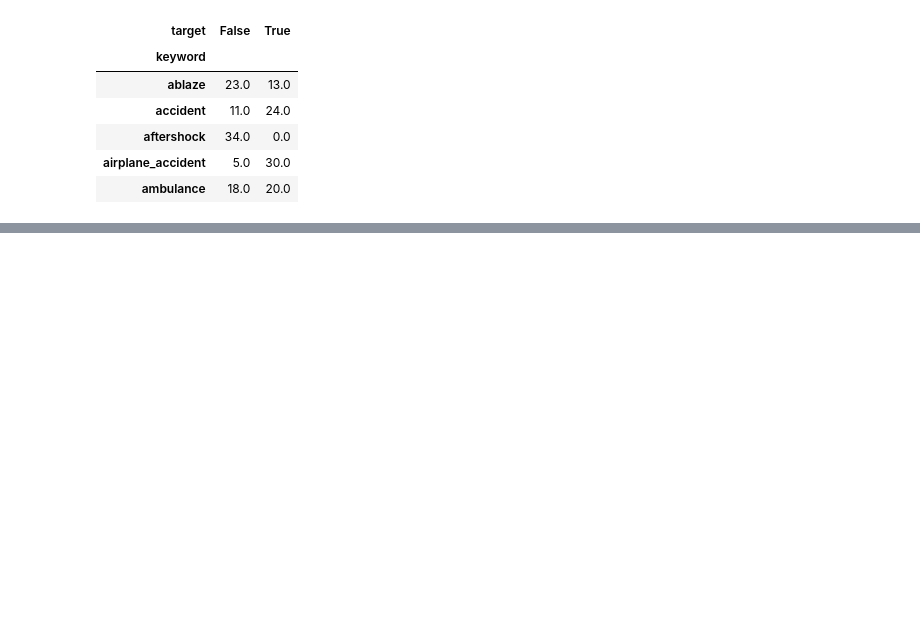
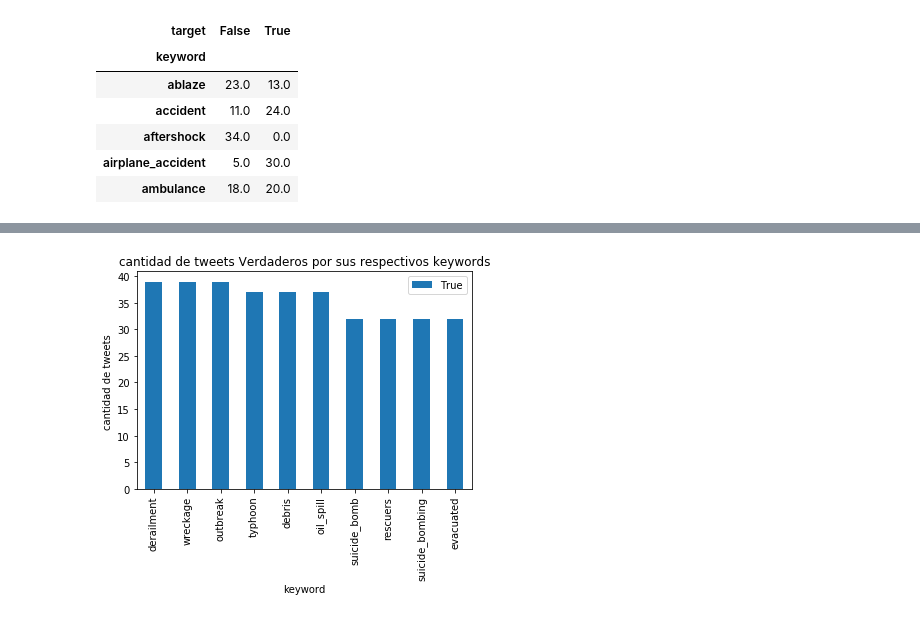
Before and after one commit to ZoraidaF/Cuarendata, a Jupyter notebook: Tp1_20_Sher.ipynb, the cells around one changed output, grey strips where cells are left out. Saved outputs shown, nothing was run; the diff lists cells and outputs as text; code cells hidden in the pictures; blank space fills up the shorter version.

```diff
--- a/Tp1_20_Sher.ipynb
+++ b/Tp1_20_Sher.ipynb
@@ -345,0 +296,4 @@ text
+# %%
+topten_Keyword_verdaderos=tabla_keyword.sort_values(by='True',ascending=False)
+topten_Keyword_verdaderos=topten_Keyword_verdaderos.head(10)
+topten_Keyword_verdaderos
@@ -345,0 +312,7 @@ text
+# %%
+topten_Keyword_verdaderos.plot(x ='keyword', y='True', kind = 'bar')
+plt.title('cantidad de tweets Verdaderos por sus respectivos keywords')
+plt.ylabel('cantidad de tweets ')
+plt.show()
+# %% [output]
+[figure, added]
```
Also changed, not shown: parts of 50 cells of this notebook.
